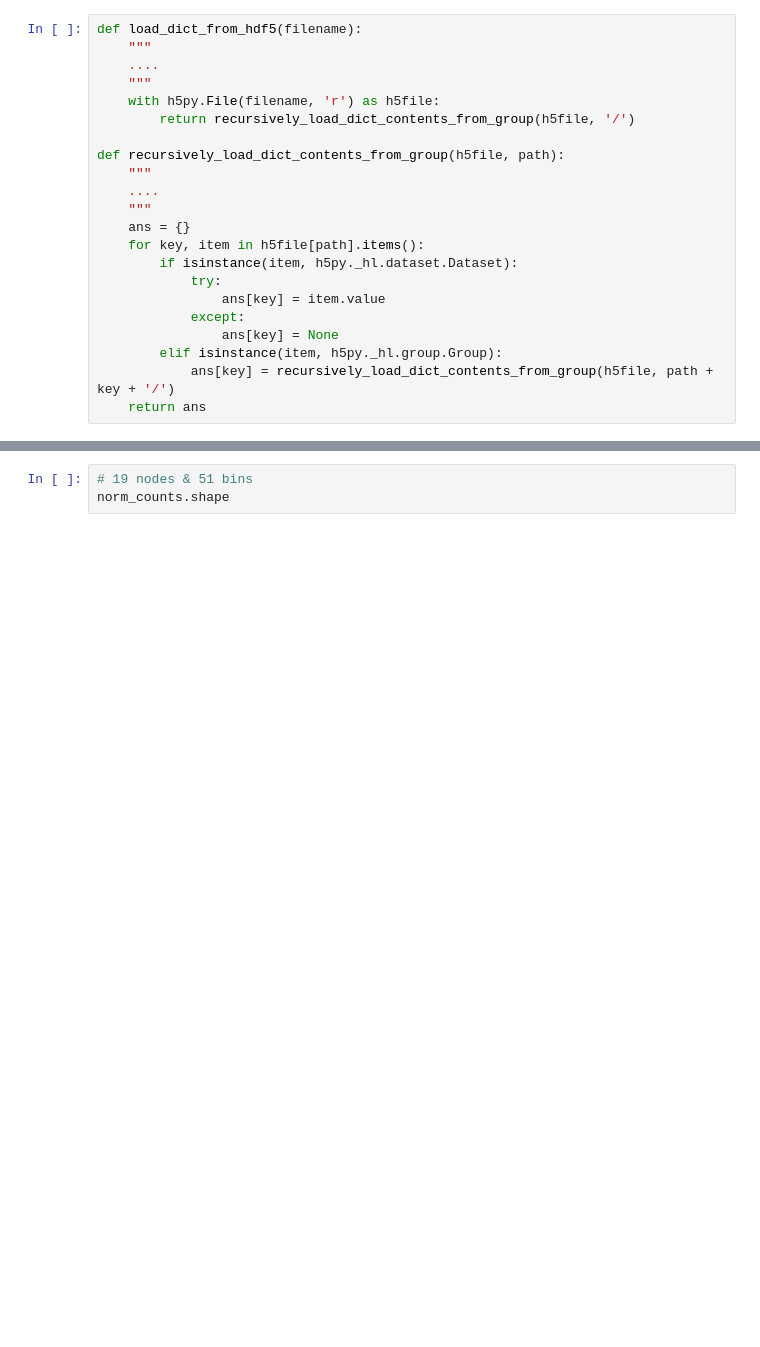
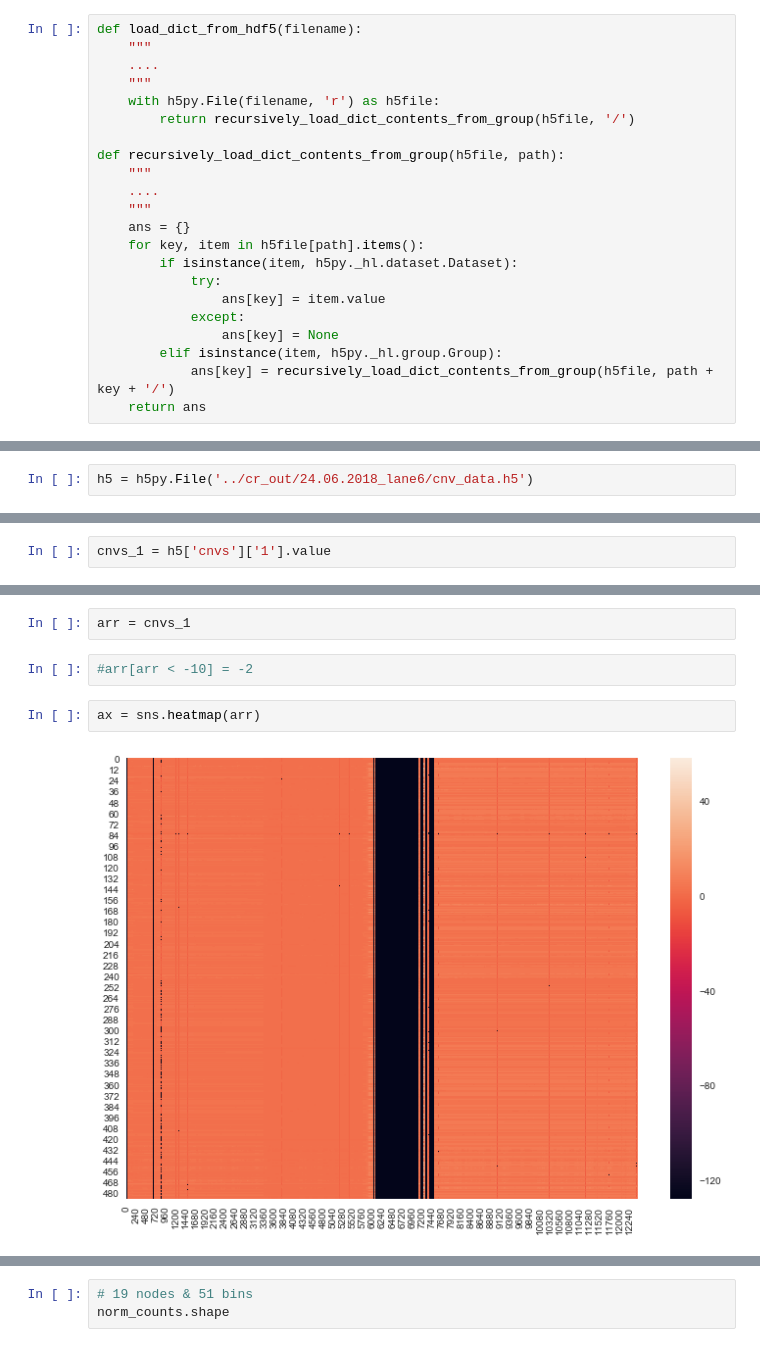
Before and after one commit to cbg-ethz/SCICoNE, a Jupyter notebook: notebooks/tiny_cnv_data.ipynb, the cells around one changed output, grey strips where cells are left out. Cells and saved outputs as stored; diff of their text form; blank space fills up the shorter version.

```diff
--- a/notebooks/tiny_cnv_data.ipynb
+++ b/notebooks/tiny_cnv_data.ipynb
@@ -35,0 +34,2 @@ norm_counts = dd['normalized_counts']['mg1655_chr1']
+# %%
+h5 = h5py.File('../cr_out/24.06.2018_lane6/cnv_data.h5')
@@ -35,0 +54,2 @@ norm_counts = dd['normalized_counts']['mg1655_chr1']
+# %%
+cnvs_1 = h5['cnvs']['1'].value
@@ -35,0 +70,8 @@ norm_counts = dd['normalized_counts']['mg1655_chr1']
+# %%
+arr = cnvs_1
+# %%
+#arr[arr < -10] = -2
+# %%
+ax = sns.heatmap(arr)
+# %% [output]
+[figure, added]
```
Also changed, not shown: parts of 18 cells of this notebook, 8 other files.
